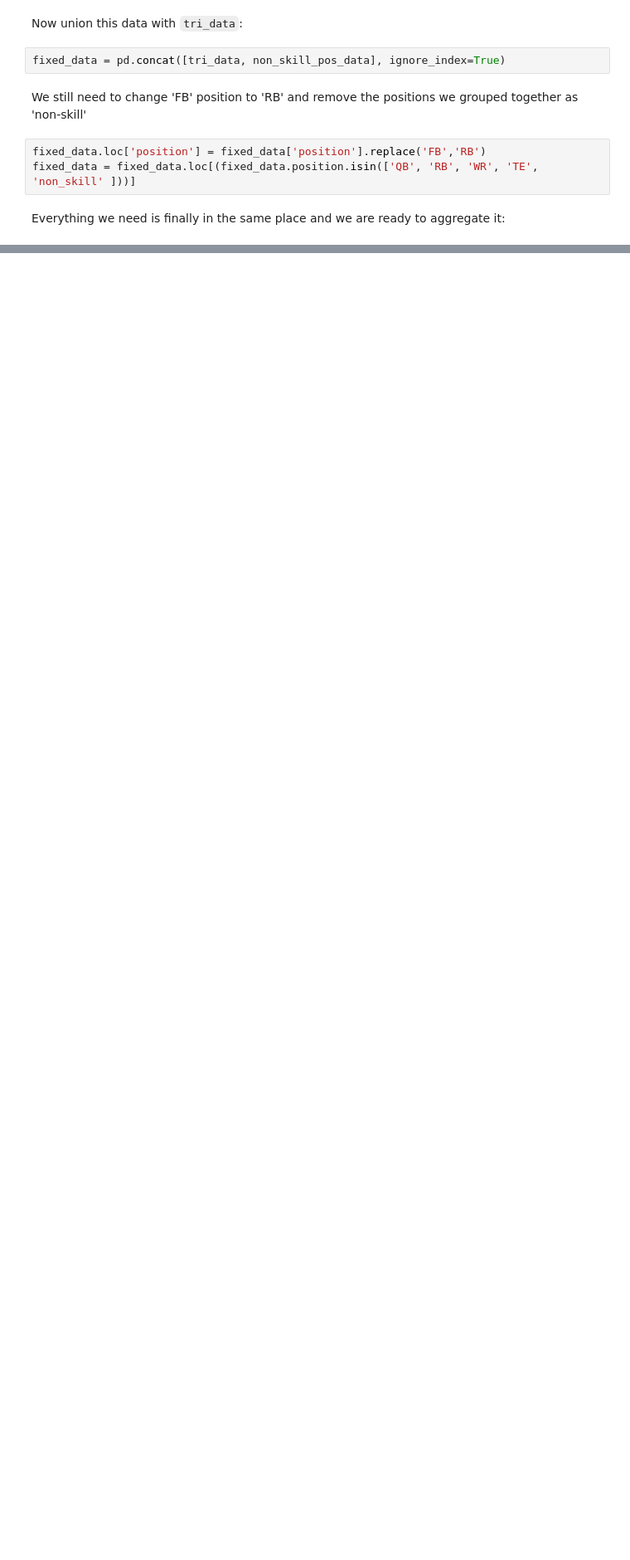
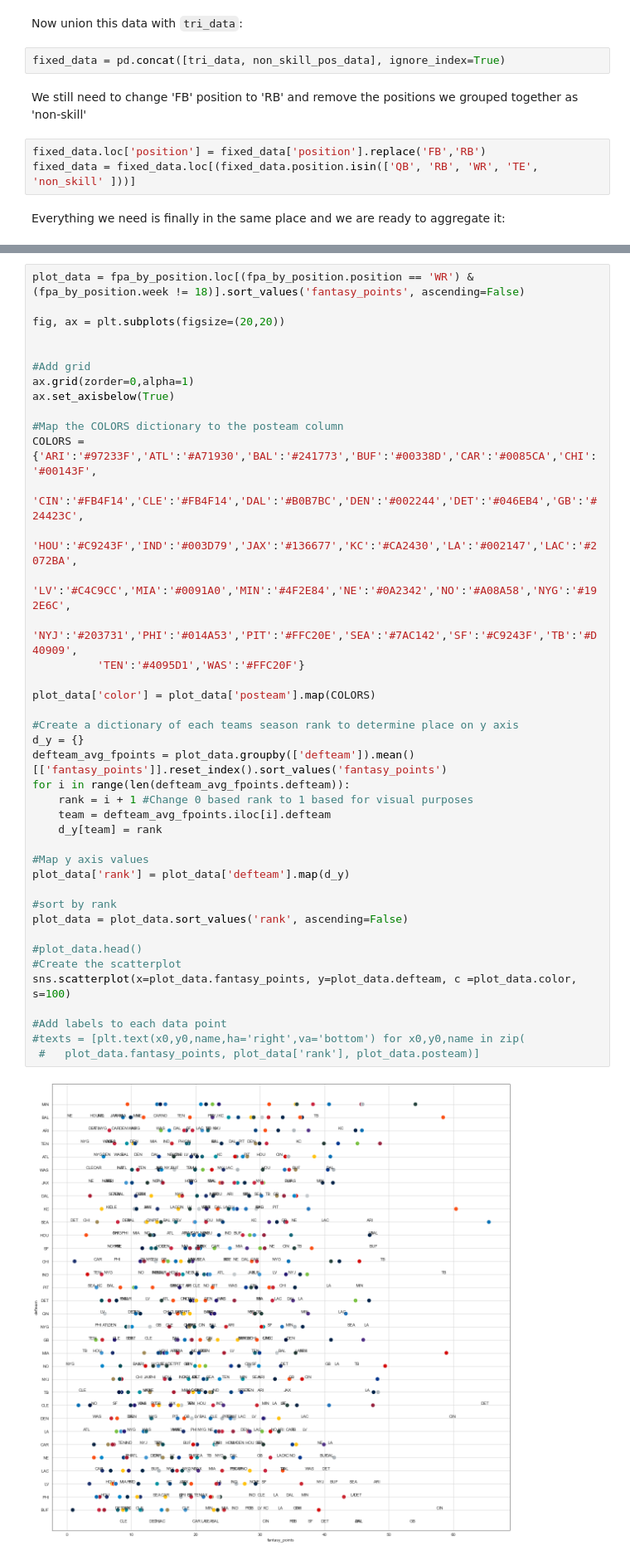
Before and after one commit to CPOConnor/fantasy-points-against-dashboard, a Jupyter notebook: FF Data Project.ipynb, the cells around one changed output, grey strips where cells are left out. Shown at 83% size. Drawn from its saved outputs; the diff is of its cells as text; blank space fills up the shorter version.

```diff
--- a/FF Data Project.ipynb
+++ b/FF Data Project.ipynb
@@ -487,0 +490,43 @@ fpa_by_position.loc[(fpa_by_position.week == 9) & (fpa_by_position.defteam == 'N
+# %%
+plot_data = fpa_by_position.loc[(fpa_by_position.position == 'WR') & (fpa_by_position.week != 18)].sort_values('fantasy_points', ascending=False)
+
+fig, ax = plt.subplots(figsize=(20,20))
+
+
+#Add grid
+ax.grid(zorder=0,alpha=1)
+ax.set_axisbelow(True)
+
+#Map the COLORS dictionary to the posteam column
+COLORS = {'ARI':'#97233F','ATL':'#A71930','BAL':'#241773','BUF':'#00338D','CAR':'#0085CA','CHI':'#00143F',
+          'CIN':'#FB4F14','CLE':'#FB4F14','DAL':'#B0B7BC','DEN':'#002244','DET':'#046EB4','GB':'#24423C',
+          'HOU':'#C9243F','IND':'#003D79','JAX':'#136677','KC':'#CA2430','LA':'#002147','LAC':'#2072BA',
+          'LV':'#C4C9CC','MIA':'#0091A0','MIN':'#4F2E84','NE':'#0A2342','NO':'#A08A58','NYG':'#192E6C',
+          'NYJ':'#203731','PHI':'#014A53','PIT':'#FFC20E','SEA':'#7AC142','SF':'#C9243F','TB':'#D40909',
+          'TEN':'#4095D1','WAS':'#FFC20F'}
+
+plot_data['color'] = plot_data['posteam'].map(COLORS)
+
+#Create a dictionary of each teams season rank to determine place on y axis
+d_y = {}
+defteam_avg_fpoints = plot_data.groupby(['defteam']).mean()[['fantasy_points']].reset_index().sort_values('fantasy_points')
+for i in range(len(defteam_avg_fpoints.defteam)):
+    rank = i + 1 #Change 0 based rank to 1 based for visual purposes
+    team = defteam_avg_fpoints.iloc[i].defteam
+    d_y[team] = rank
+
+#Map y axis values
+plot_data['rank'] = plot_data['defteam'].map(d_y)
+
+#sort by rank
+plot_data = plot_data.sort_values('rank', ascending=False)
+
+#plot_data.head()
+#Create the scatterplot
+sns.scatterplot(x=plot_data.fantasy_points, y=plot_data.defteam, c =plot_data.color, s=100)
+
+#Add labels to each data point
+#texts = [plt.text(x0,y0,name,ha='right',va='bottom') for x0,y0,name in zip(
+ #   plot_data.fantasy_points, plot_data['rank'], plot_data.posteam)]
+# %% [output]
+[figure, added]
```
Also changed, not shown: parts of 15 cells of this notebook.
